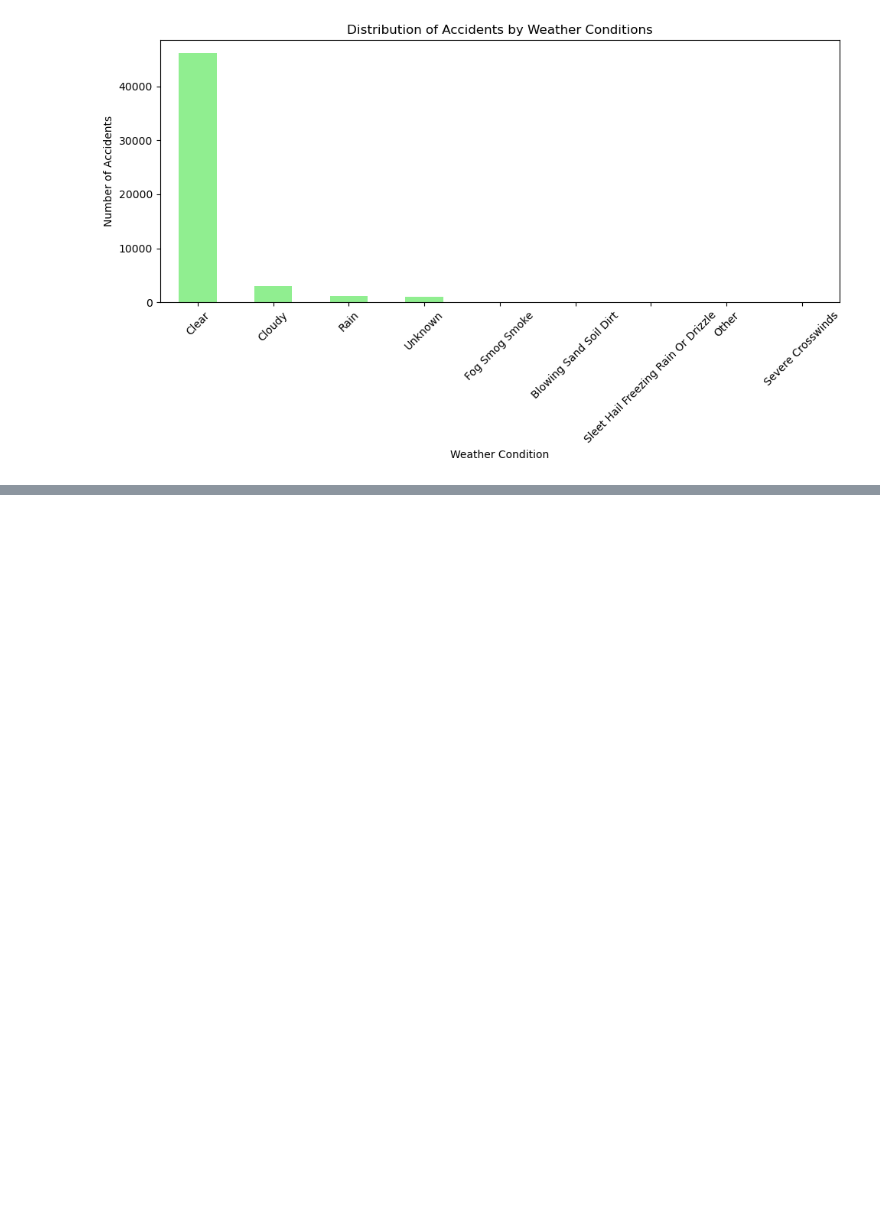
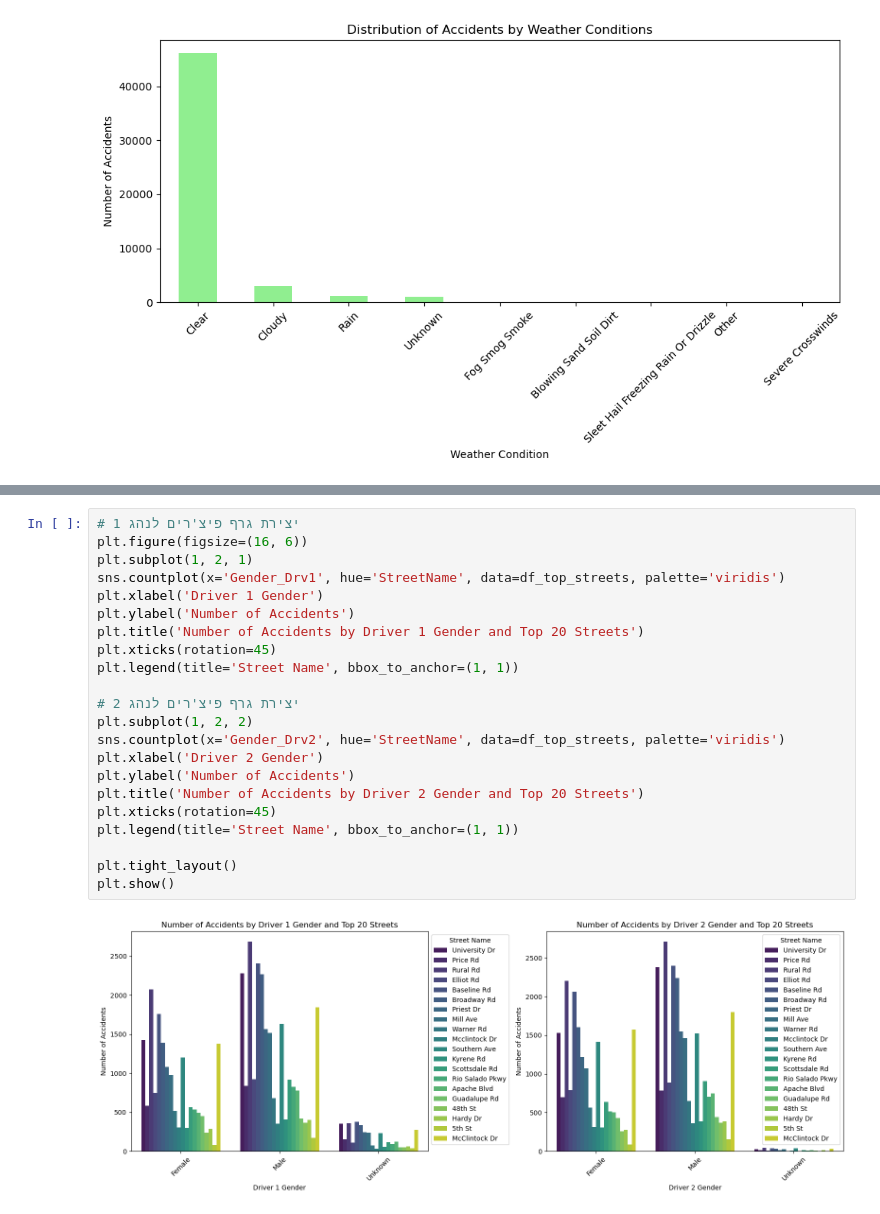
Before and after one commit to oribachar13579/oriandyuval, a Jupyter notebook: project.ipynb, the cells around one changed output, grey strips where cells are left out. Saved outputs shown, nothing was run; the diff lists cells and outputs as text; blank space fills up the shorter version.

```diff
--- a/project.ipynb
+++ b/project.ipynb
@@ -113,0 +164,24 @@ plt.savefig('accidents_by_weather.png')
+# %%
+# יצירת גרף פיצ'רים לנהג 1
+plt.figure(figsize=(16, 6))
+plt.subplot(1, 2, 1)
+sns.countplot(x='Gender_Drv1', hue='StreetName', data=df_top_streets, palette='viridis')
+plt.xlabel('Driver 1 Gender')
+plt.ylabel('Number of Accidents')
+plt.title('Number of Accidents by Driver 1 Gender and Top 20 Streets')
+plt.xticks(rotation=45)
+plt.legend(title='Street Name', bbox_to_anchor=(1, 1))
+
+# יצירת גרף פיצ'רים לנהג 2
+plt.subplot(1, 2, 2)
+sns.countplot(x='Gender_Drv2', hue='StreetName', data=df_top_streets, palette='viridis')
+plt.xlabel('Driver 2 Gender')
+plt.ylabel('Number of Accidents')
+plt.title('Number of Accidents by Driver 2 Gender and Top 20 Streets')
+plt.xticks(rotation=45)
+plt.legend(title='Street Name', bbox_to_anchor=(1, 1))
+
+plt.tight_layout()
+plt.show()
+# %% [output]
+[figure, added]
```
Also changed, not shown: parts of 9 cells of this notebook.
